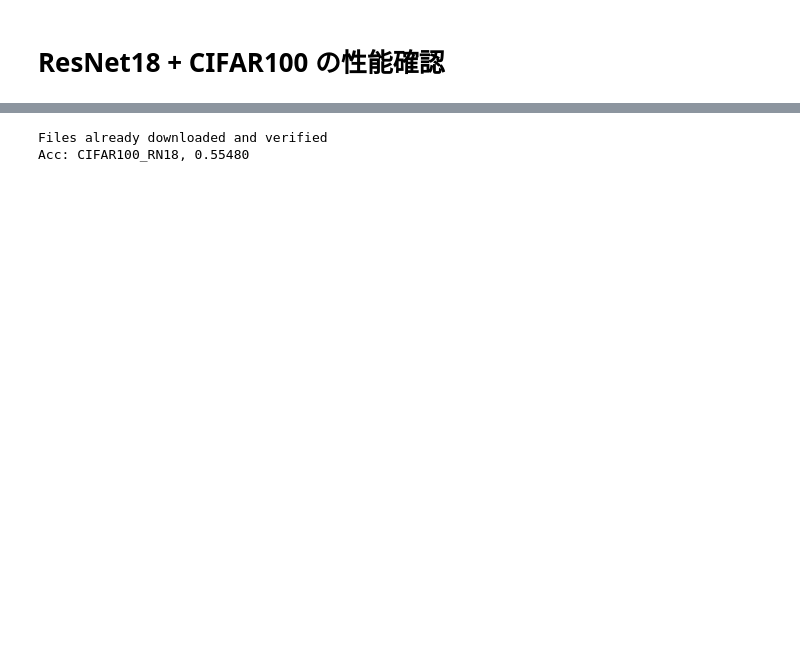
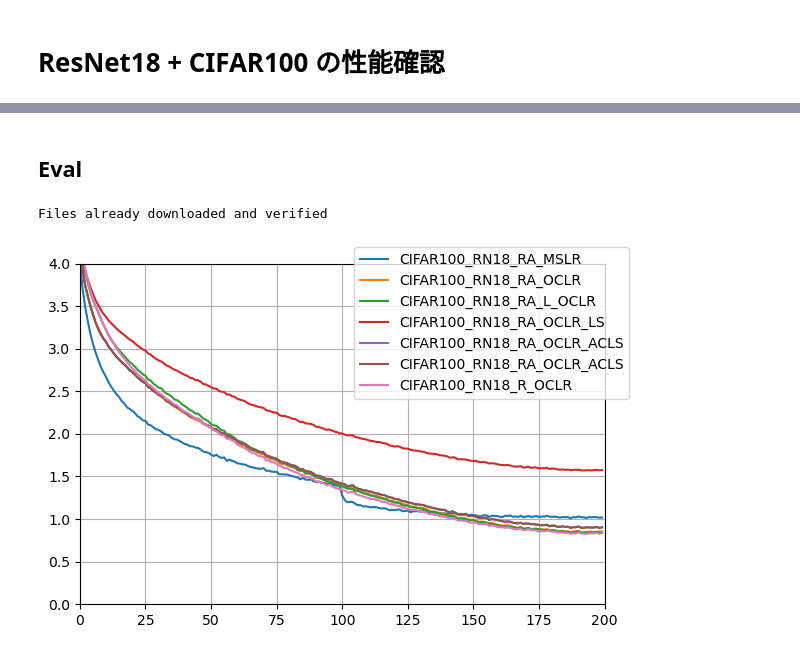
Before and after one commit to takeyarise/ipynotebooks, a Jupyter notebook: image_recognition/notebooks/RN18_cifar100.ipynb, the cells around one changed output, grey strips where cells are left out. Cells and saved outputs as stored; diff of their text form; code cells hidden in the pictures; blank space fills up the shorter version.

```diff
--- a/image_recognition/notebooks/RN18_cifar100.ipynb
+++ b/image_recognition/notebooks/RN18_cifar100.ipynb
@@ -107,6 +144,8 @@ fabric = L.Fabric(
     devices=[0],
     precision='bf16-mixed',
 )
-logs = fabric.launch(train_phase)
+name = 'CIFAR100_RN18_RA_MSLR'
+results['CIFAR100_RN18_RA_MSLR'] = fabric.launch(train_cifar100_rn18_ra_mslr)
+names.append(name)
 # %% [output]
 Using bfloat16 Automatic Mixed Precision (AMP)
@@ -131,0 +569,9 @@ EPOCH: 300/300, LOSS: 1.03347
+# %%
+fabric = L.Fabric(
+    accelerator='cuda',
+    devices=[0],
+    precision='bf16-mixed',
+)
+name = 'CIFAR100_RN18_RA_L_OCLR'
+results['CIFAR100_RN18_RA_L_OCLR'] = fabric.launch(train_cifar100_rn18_ra_l_oclr)
+names.append(name)
@@ -131,0 +672,9 @@ EPOCH: 300/300, LOSS: 1.03347
+# %%
+fabric = L.Fabric(
+    accelerator='cuda',
+    devices=[0],
+    precision='bf16-mixed',
+)
+name = 'CIFAR100_RN18_R_OCLR'
+results['CIFAR100_RN18_R_OCLR'] = fabric.launch(train_cifar100_rn18_r_oclr)
+names.append(name)
@@ -132,3 +786,14 @@ EPOCH: 300/300, LOSS: 1.03347
+# %%
+fabric = L.Fabric(
+    accelerator='cuda',
+    devices=[0],
+    precision='bf16-mixed',
+)
+name = 'CIFAR100_RN18_SAM_OCLR'
+results['CIFAR100_RN18_SAM_OCLR'] = fabric.launch(train_cifar100_rn18_sam_oclr)
+names.append(name)
+# %% [markdown]
+## Eval
 # %%
 def evaluate_phase(weight_name, device):
     test_transform = transforms.Compose([
@@ -162,6 +825,21 @@ def evaluate_phase(weight_name, device):
 # %%
+test_ds = datasets.CIFAR100(
+    root='./image_recognition/data',
+    train=False,
+    download=True,
+)
 device = torch.device('cuda:0' if torch.cuda.is_available() else 'cpu')
-evaluate_phase('CIFAR100_RN18.pth', device=device)
 # %% [output]
 Files already downloaded and verified
-Acc: CIFAR100_RN18, 0.55480
+# %%
+fig, ax = plt.subplots(nrows=1, ncols=1, figsize=(6, 4))
+for name in names:
+    ax.plot(results[name]['loss'], label=name)
+ax.grid()
+ax.set_ylim((0.0, 4.0))
+ax.set_xlim((0, 200))
+fig.tight_layout()
+fig.legend()
+plt.show()
+# %% [output]
+[figure, added]
```
Also changed, not shown: parts of 29 cells of this notebook, 8 other files.
